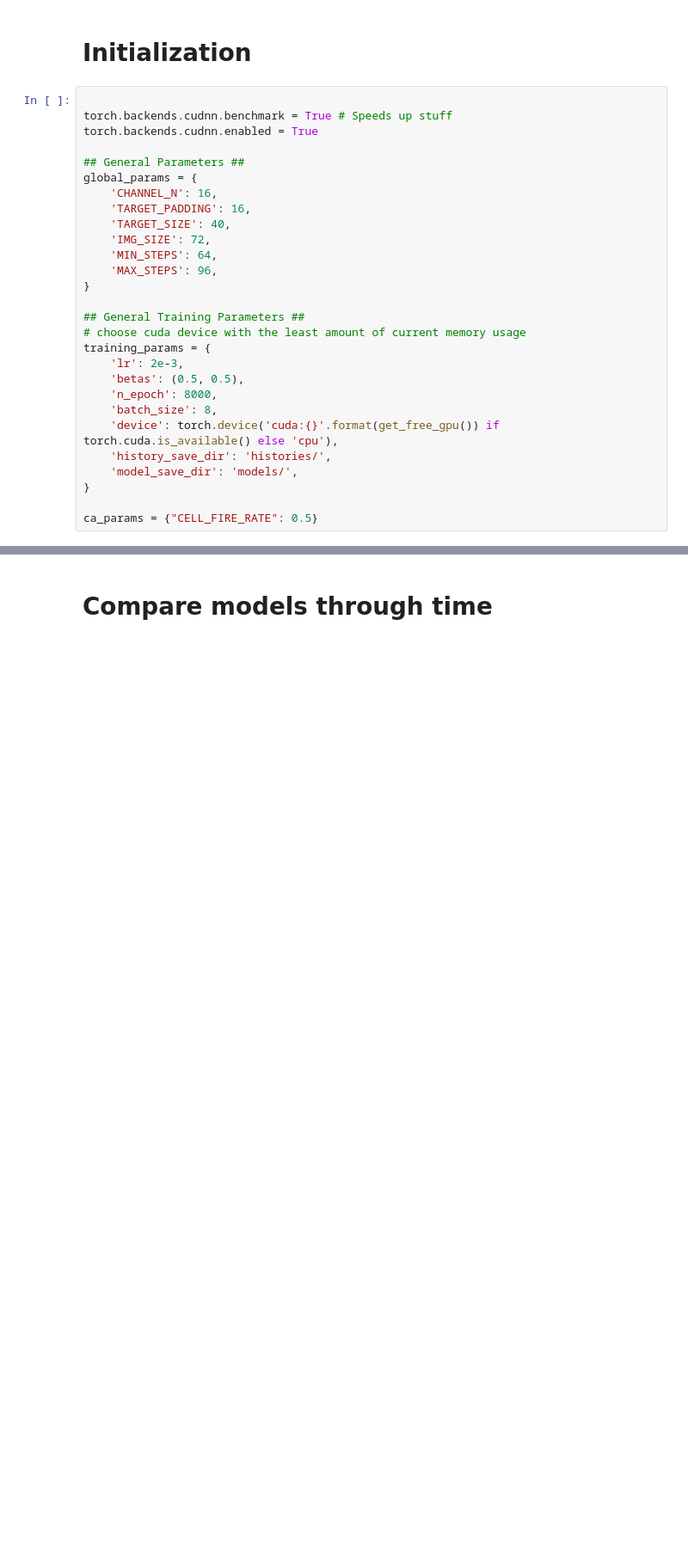
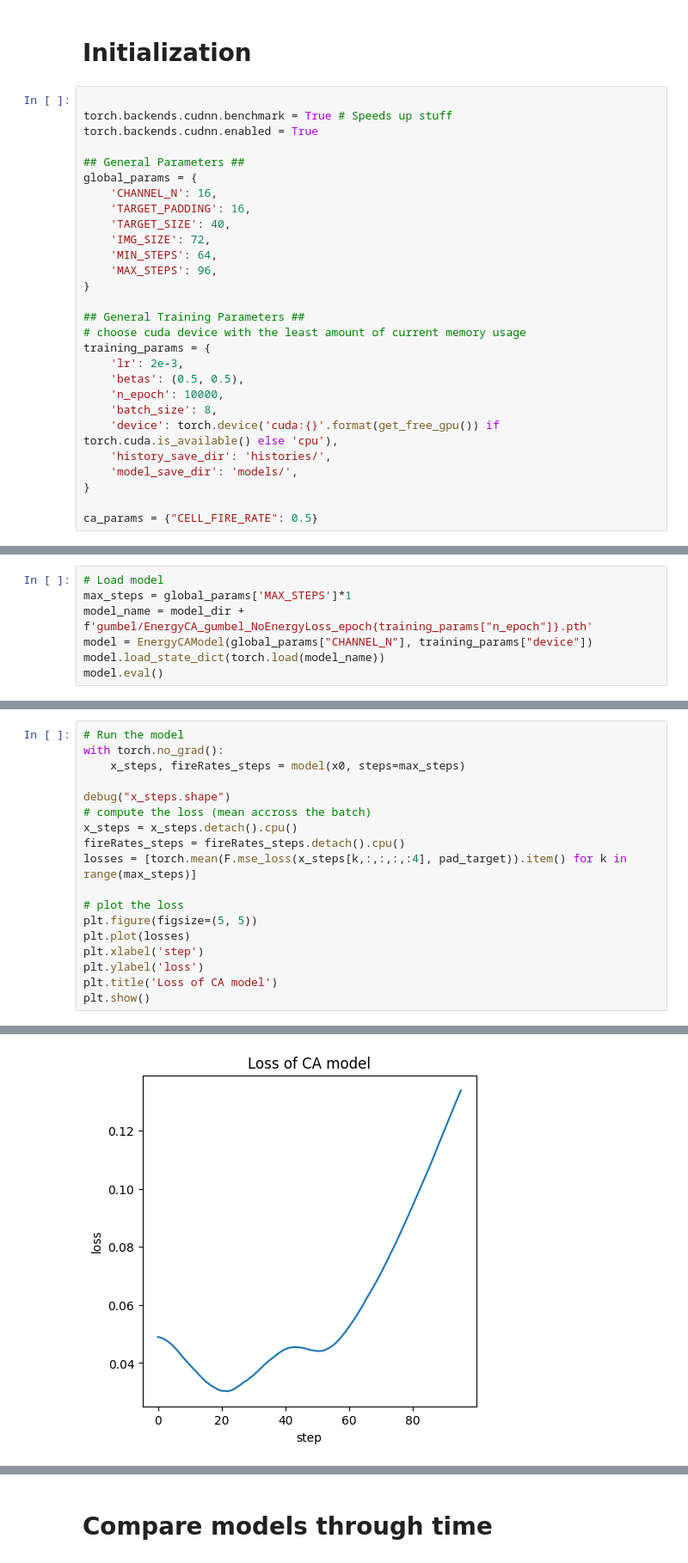
Before and after one commit to andrecharneca/Adaptive-Neural-Cellular-Automata, a Jupyter notebook: testing.ipynb, the cells around one changed output, grey strips where cells are left out. Shown at 86% size. Saved outputs shown, nothing was run; the diff lists cells and outputs as text; blank space fills up the shorter version.

Commit message:
trained gumbel, but error at the end

```diff
--- a/testing.ipynb
+++ b/testing.ipynb
@@ -41,7 +41,7 @@ global_params = {
 training_params = {
     'lr': 2e-3,
     'betas': (0.5, 0.5),
-    'n_epoch': 8000,
+    'n_epoch': 10000,
     'batch_size': 8,
     'device': torch.device('cuda:{}'.format(get_free_gpu()) if torch.cuda.is_available() else 'cpu'),
     'history_save_dir': 'histories/',
@@ -83,0 +86,7 @@ plt.imshow(to_rgb(pad_target.detach().cpu()[0]))
+# %%
+# Load model
+max_steps = global_params['MAX_STEPS']*1
+model_name = model_dir + f'gumbel/EnergyCA_gumbel_NoEnergyLoss_epoch{training_params["n_epoch"]}.pth'
+model = EnergyCAModel(global_params["CHANNEL_N"], training_params["device"])
+model.load_state_dict(torch.load(model_name))
+model.eval()
@@ -83,0 +99,19 @@ plt.imshow(to_rgb(pad_target.detach().cpu()[0]))
+# %%
+# Run the model
+with torch.no_grad():
+    x_steps, fireRates_steps = model(x0, steps=max_steps)
+
+debug("x_steps.shape")
+# compute the loss (mean accross the batch)
+x_steps = x_steps.detach().cpu()
+fireRates_steps = fireRates_steps.detach().cpu()
+losses = [torch.mean(F.mse_loss(x_steps[k,:,:,:,:4], pad_target)).item() for k in range(max_steps)]
+
+# plot the loss
+plt.figure(figsize=(5, 5))
+plt.plot(losses)
+plt.xlabel('step')
+plt.ylabel('loss')
+plt.title('Loss of CA model')
+plt.show()
+# %% [output]
@@ -83,0 +119 @@ plt.imshow(to_rgb(pad_target.detach().cpu()[0]))
+[figure, added]
```
Also changed, not shown: parts of 5 cells of this notebook, 8 other files.
